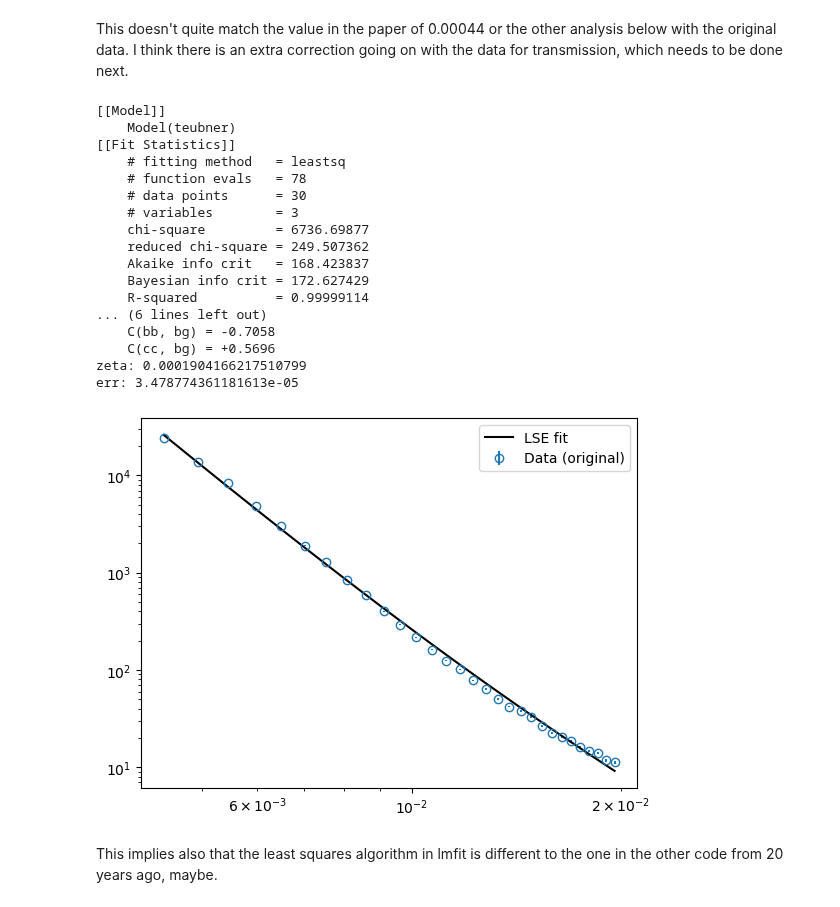
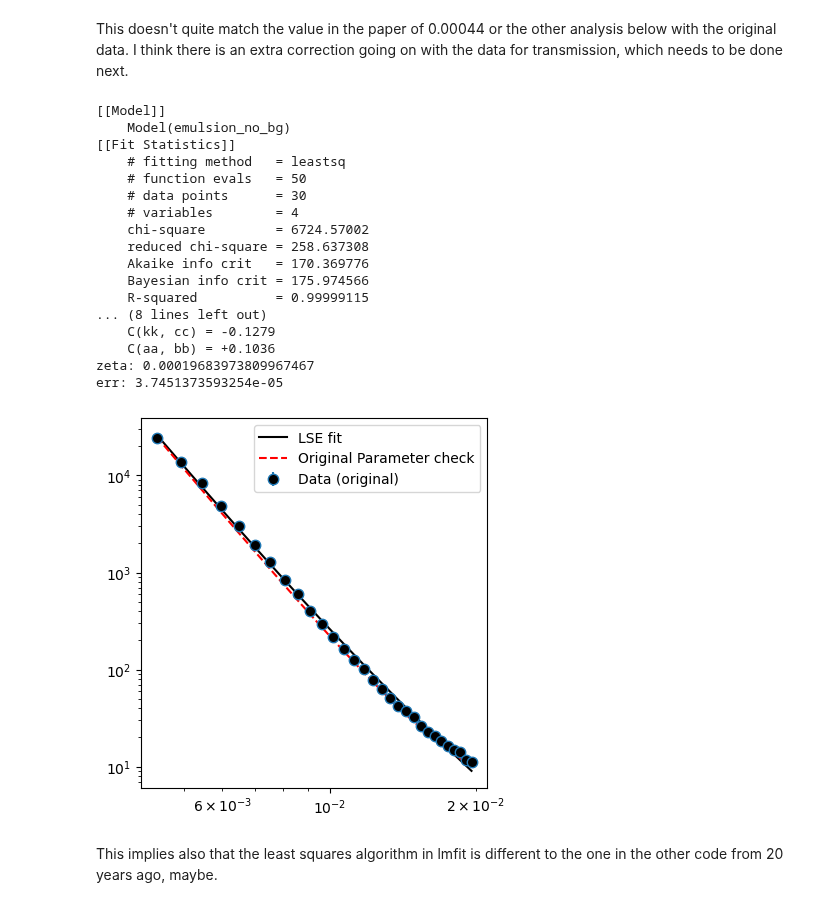
Before and after one commit to localoptimum/emtk, a Jupyter notebook: YMnFe2.ipynb, the cells around one changed output. Drawn from its saved outputs; the diff is of its cells as text; code cells hidden in the pictures.

Commit message:
Checked a few more things with the old SANS analysis

```diff
--- a/YMnFe2.ipynb
+++ b/YMnFe2.ipynb
@@ -708,6 +701,7 @@ divide =radial_average(norm_divide, detector_distance_from(6010), wavelength_fro
 
 #check from existing data
 old_data = np.loadtxt("/Users/phillipbentley/Experimental_Work/PhD/y(mnfe)2/SANS/xp6/ymnfep6_0.dat", unpack=True,max_rows=30)
+old_fit = np.loadtxt("/Users/phillipbentley/Experimental_Work/PhD/y(mnfe)2/SANS/xp6/ymnfep6_0.fit", unpack=True)
 
 
 # Here is the factor of 2 - use with geometric_norm=False, also gives correct error bars
@@ -854,11 +848,18 @@ def teubner_no_bg(x, bb, cc):
     second = cscale * cc / x*6.0
     return first + second
 
+ascale = 1.0
+bscale = 1.0
+cscale = 1.0
+bgscale = 1.0
+
+
 def emulsion_no_bg(x, aa, kk, bb, cc):
     first = ascale * aa / (kk*kk + x*x)
     second = bscale * bb / x**4.0
     third = cscale * cc / x**6.0
     return first + second + third
+
 
 def emulsion_ls_func(x, aa, kk, bb, cc, bg):
     first = ascale * aa / (kk*kk + x*x)
@@ -972,12 +973,32 @@ nobg_params = nobg_model.make_params(\
     cc=dict(value=1.0, min=0.0),\
            )
 
+# Paramters from the original analysis files
+aa = 0.257919
+kk = 0.2482739
+bb = 4.4869E-07
+cc = 1.71828E-10
+qq = old_fit[0]
+qq2= qq**2.0
+qq4= qq**4.0
+qq6= qq**6.0
+
+
+par_check = aa / (kk**2.0 + qq2) + bb/qq4 + cc/qq6
+
 emodel_params = emodel.make_params(\
-    aa=dict(value=23.0, min=0.0),\
-    kk=dict(value=0.02, min=0.001, max=0.1),\
-    bb=dict(value=200.0, min=0.0),\
-    cc=dict(value=10.0, min=0.0),\
+    aa=dict(value=0.25, min=0.0),\
+    kk=dict(value=0.24, min=0.001, max=0.5),\
+    bb=dict(value=4.5E-07, min=0.0),\
+    cc=dict(value=1.7E-10, min=0.0),\
     bg=dict(value=1.0, min=0.0)\
+           )
+
+enbg_params = enbg_model.make_params(\
+    aa=dict(value=0.25, min=0.0),\
+    kk=dict(value=0.24, min=0.001, max=0.5),\
+    bb=dict(value=4.5E-07, min=0.0),\
+    cc=dict(value=1.7E-10, min=0.0)\
            )
 
 teubner_params = teubner_model.make_params(\
@@ -986,52 +1007,58 @@ teubner_params = teubner_model.make_params(\
     bg=dict(value=10.0, min=0.0)\
            )
 
-result = teubner_model.fit(old_data[1], teubner_params, x=old_data[0], weights = 1.0/old_data[2])
+
+
+#result = teubner_model.fit(old_data[1], teubner_params, x=old_data[0], weights = 1.0/old_data[2])
 #result = nobg_model.fit(old_data[1], nobg_params, x=old_data[0], weights = 1.0/old_data[2])
 #result = emodel.fit(old_data[1], emodel_params, x=old_data[0], weights = 1.0/old_data[2])
+result = enbg_model.fit(old_data[1], enbg_params, x=old_data[0], weights = 1.0/old_data[2])
 
 print(result.fit_report())
 
 fig, ax = plt.subplots()
-ax.errorbar(old_data[0], old_data[1], old_data[2], fmt='o', mfc='none', label="Data (original)")
+ax.errorbar(old_data[0], old_data[1], old_data[2], markersize=7.5, fmt='o', mfc='black', label="Data (original)")
 #ax.plot(spec[0], result.init_fit, '--', color='black', label="LSE initial")
-ax.plot(old_data[0], result.best_fit, color='black', label="LSE fit")
+ax.plot(old_data[0], result.best_fit, color="black", label="LSE fit")
+#ax.plot(old_fit[0], old_fit[1], color="black",label="Original fit")
+ax.plot(old_fit[0], par_check, ls="--", color='red', label="Original Parameter check")
 ax.set_xscale('log')
 ax.set_yscale('log')
 ax.legend()
+ax.set_aspect(0.2)
 
 ccval = result.params["cc"].value
 bbval = result.params["bb"].value
 
 zeta = (ccval * cscale) / (bbval * bscale)
 
 # Affinescalarfunc has items nominal_value and std_dev:
 cce = result.uvars["cc"].std_dev
 bbe = result.uvars["bb"].std_dev
 
 zetae = zeta * np.sqrt( (cce*cce / (ccval*ccval)) + (bbe*bbe / (bbval*bbval))  )
 
 print("zeta:", zeta)
 print("err:", zetae)
 # %% [output]
 [[Model]]
-    Model(teubner)
+    Model(emulsion_no_bg)
 [[Fit Statistics]]
     # fitting method   = leastsq
-    # function evals   = 78
+    # function evals   = 50
     # data points      = 30
-    # variables        = 3
-    chi-square         = 6736.69877
-    reduced chi-square = 249.507362
-    Akaike info crit   = 168.423837
-    Bayesian info crit = 172.627429
-    R-squared          = 0.99999114
-... (6 lines left out)
-    C(bb, bg) = -0.7058
-    C(cc, bg) = +0.5696
-zeta: 0.0001904166217510799
-err: 3.478774361181613e-05
+    # variables        = 4
+    chi-square         = 6724.57002
+    reduced chi-square = 258.637308
+    Akaike info crit   = 170.369776
+    Bayesian info crit = 175.974566
+    R-squared          = 0.99999115
+... (8 lines left out)
+    C(kk, cc) = -0.1279
+    C(aa, bb) = +0.1036
+zeta: 0.00019683973809967467
+err: 3.7451373593254e-05
-[figure, old version]
+[figure, new version]
 # %% [markdown]
 This implies also that the least squares algorithm in lmfit is different to the one in the other code from 20 years ago, maybe.
 # %% [markdown]
```
Also changed, not shown: parts of 4 cells of this notebook.
